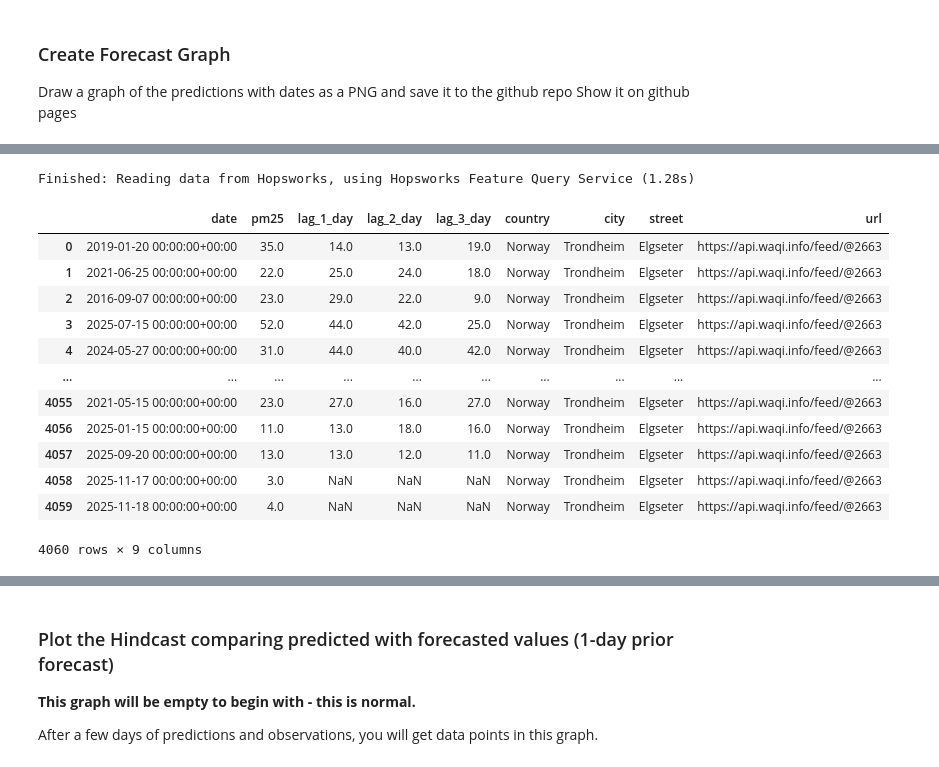
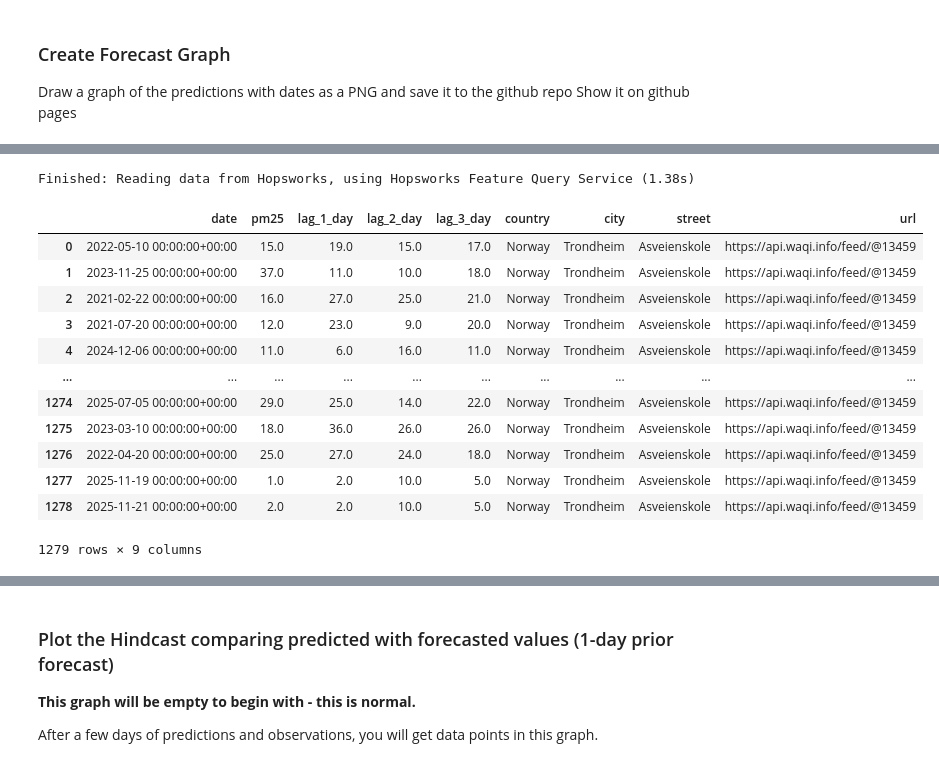
Before and after one commit to robertbroman/mlfs-book, a Jupyter notebook: notebooks/airquality/4_air_quality_batch_inference.ipynb, the cells around one changed output, grey strips where cells are left out. Cells and saved outputs as stored; diff of their text form; code cells hidden in the pictures.

```diff
--- a/notebooks/airquality/4_air_quality_batch_inference.ipynb
+++ b/notebooks/airquality/4_air_quality_batch_inference.ipynb
@@ -330,23 +343,23 @@ Finished: Reading data from Hopsworks, using Hopsworks Feature Query Service (1.
 # %%
-air_quality_fg = fs.get_feature_group(name='air_quality', version=2)
+air_quality_fg = fs.get_feature_group(name='air_quality', version=3)
 air_quality_fg = air_quality_fg.filter((air_quality_fg.country == country) & (air_quality_fg.city == city) & (air_quality_fg.street == street))
 air_quality_df = air_quality_fg.read()
 air_quality_df
 # %% [output]
-Finished: Reading data from Hopsworks, using Hopsworks Feature Query Service (1.28s)
+Finished: Reading data from Hopsworks, using Hopsworks Feature Query Service (1.38s)
 |  | date | pm25 | lag_1_day | lag_2_day | lag_3_day | country | city | street | url |
-| 0 | 2019-01-20 00:00:00+00:00 | 35.0 | 14.0 | 13.0 | 19.0 | Norway | Trondheim | Elgseter | https://api.waqi.info/feed/@2663 |
-| 1 | 2021-06-25 00:00:00+00:00 | 22.0 | 25.0 | 24.0 | 18.0 | Norway | Trondheim | Elgseter | https://api.waqi.info/feed/@2663 |
-| 2 | 2016-09-07 00:00:00+00:00 | 23.0 | 29.0 | 22.0 | 9.0 | Norway | Trondheim | Elgseter | https://api.waqi.info/feed/@2663 |
-| 3 | 2025-07-15 00:00:00+00:00 | 52.0 | 44.0 | 42.0 | 25.0 | Norway | Trondheim | Elgseter | https://api.waqi.info/feed/@2663 |
-| 4 | 2024-05-27 00:00:00+00:00 | 31.0 | 44.0 | 40.0 | 42.0 | Norway | Trondheim | Elgseter | https://api.waqi.info/feed/@2663 |
+| 0 | 2022-05-10 00:00:00+00:00 | 15.0 | 19.0 | 15.0 | 17.0 | Norway | Trondheim | Asveienskole | https://api.waqi.info/feed/@13459 |
+| 1 | 2023-11-25 00:00:00+00:00 | 37.0 | 11.0 | 10.0 | 18.0 | Norway | Trondheim | Asveienskole | https://api.waqi.info/feed/@13459 |
+| 2 | 2021-02-22 00:00:00+00:00 | 16.0 | 27.0 | 25.0 | 21.0 | Norway | Trondheim | Asveienskole | https://api.waqi.info/feed/@13459 |
+| 3 | 2021-07-20 00:00:00+00:00 | 12.0 | 23.0 | 9.0 | 20.0 | Norway | Trondheim | Asveienskole | https://api.waqi.info/feed/@13459 |
+| 4 | 2024-12-06 00:00:00+00:00 | 11.0 | 6.0 | 16.0 | 11.0 | Norway | Trondheim | Asveienskole | https://api.waqi.info/feed/@13459 |
 | ... | ... | ... | ... | ... | ... | ... | ... | ... | ... |
-| 4055 | 2021-05-15 00:00:00+00:00 | 23.0 | 27.0 | 16.0 | 27.0 | Norway | Trondheim | Elgseter | https://api.waqi.info/feed/@2663 |
-| 4056 | 2025-01-15 00:00:00+00:00 | 11.0 | 13.0 | 18.0 | 16.0 | Norway | Trondheim | Elgseter | https://api.waqi.info/feed/@2663 |
-| 4057 | 2025-09-20 00:00:00+00:00 | 13.0 | 13.0 | 12.0 | 11.0 | Norway | Trondheim | Elgseter | https://api.waqi.info/feed/@2663 |
-| 4058 | 2025-11-17 00:00:00+00:00 | 3.0 | NaN | NaN | NaN | Norway | Trondheim | Elgseter | https://api.waqi.info/feed/@2663 |
-| 4059 | 2025-11-18 00:00:00+00:00 | 4.0 | NaN | NaN | NaN | Norway | Trondheim | Elgseter | https://api.waqi.info/feed/@2663 |
+| 1274 | 2025-07-05 00:00:00+00:00 | 29.0 | 25.0 | 14.0 | 22.0 | Norway | Trondheim | Asveienskole | https://api.waqi.info/feed/@13459 |
+| 1275 | 2023-03-10 00:00:00+00:00 | 18.0 | 36.0 | 26.0 | 26.0 | Norway | Trondheim | Asveienskole | https://api.waqi.info/feed/@13459 |
+| 1276 | 2022-04-20 00:00:00+00:00 | 25.0 | 27.0 | 24.0 | 18.0 | Norway | Trondheim | Asveienskole | https://api.waqi.info/feed/@13459 |
+| 1277 | 2025-11-19 00:00:00+00:00 | 1.0 | 2.0 | 10.0 | 5.0 | Norway | Trondheim | Asveienskole | https://api.waqi.info/feed/@13459 |
+| 1278 | 2025-11-21 00:00:00+00:00 | 2.0 | 2.0 | 10.0 | 5.0 | Norway | Trondheim | Asveienskole | https://api.waqi.info/feed/@13459 |
-4060 rows × 9 columns
+1279 rows × 9 columns
 # %%
 #Updated backfill function to include lagged features
 def backfill_predictions_for_monitoring_w_lag(weather_fg, air_quality_df, monitor_fg, model):
```
Also changed, not shown: parts of 18 cells of this notebook.
